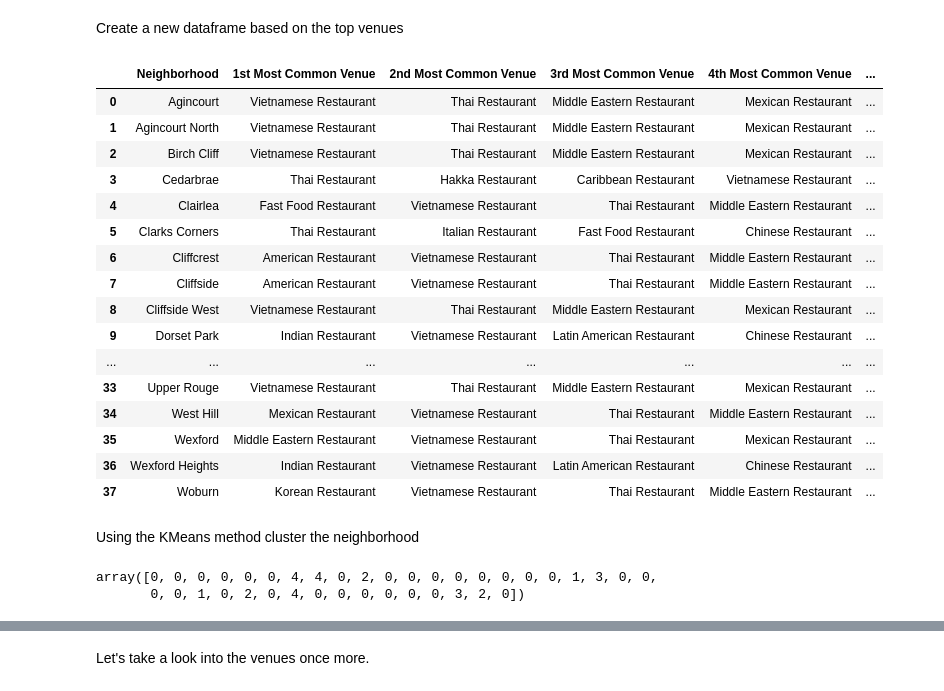
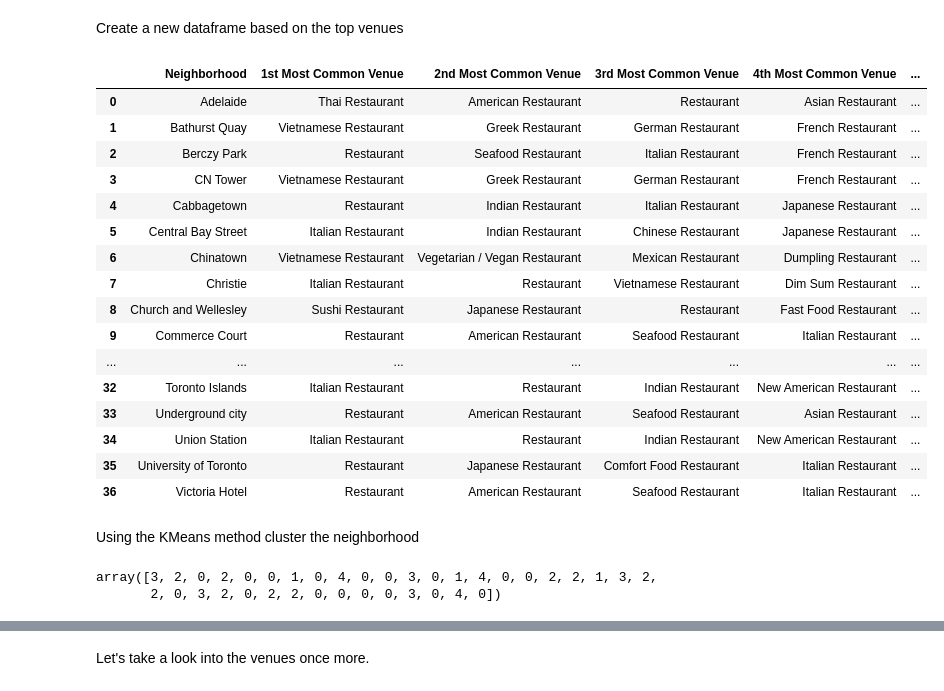
Before and after one commit to KrishnaChaitanya1/Coursera_Capstone, a Jupyter notebook: Final Capstone Project/Notebooks/Relations between food cuisines.ipynb, the cells around one changed output, grey strips where cells are left out. Saved outputs shown, nothing was run; the diff lists cells and outputs as text; code cells hidden in the pictures.

```diff
--- a/Final Capstone Project/Notebooks/Relations between food cuisines.ipynb
+++ b/Final Capstone Project/Notebooks/Relations between food cuisines.ipynb
@@ -349,3 +347,3 @@ scar_grouped.head()
 # %%
-scar_grouped_neighbor = scar_grouped['Neighborhood'] # Store the neighborhood column in a variable
+down_grouped_neighbor = down_grouped['Neighborhood'] # Store the neighborhood column in a variable
 # %% [markdown]
@@ -353,4 +351,4 @@ Store all the column names that end with *Restaurant*.
 # %%
-scar_grouped = scar_grouped.loc[:, scar_grouped.columns.str.endswith('Restaurant')]
-scar_grouped.head()
+down_grouped = down_grouped.loc[:, down_grouped.columns.str.endswith('Restaurant')]
+down_grouped.head()
 # %% [output]
@@ -363,5 +361,5 @@ scar_grouped.head()
 # %%
 # Add the neighborhood column
-scar_grouped['Neighborhood'] = scar_grouped_neighbor
-scar_grouped.head()
+down_grouped['Neighborhood'] = down_grouped_neighbor
+down_grouped.head()
 # %% [output]
@@ -374,7 +372,7 @@ scar_grouped.head()
 # %%
 # Rearrange the neighborhood column to first
-cols = list(scar_grouped)
+cols = list(down_grouped)
 cols.insert(0, cols.pop(cols.index('Neighborhood')))
-scar_grouped = scar_grouped.loc[:, cols]
-scar_grouped.head()
+down_grouped = down_grouped.loc[:, cols]
+down_grouped.head()
 # %% [output]
@@ -432,54 +430,54 @@ Create a new dataframe based on the top venues
 # %%
 num_top_venues = 10
 
 indicators = ['st', 'nd', 'rd']
 
 # create columns according to number of top venues
 columns = ['Neighborhood']
 for ind in np.arange(num_top_venues):
     try:
         columns.append('{}{} Most Common Venue'.format(ind+1, indicators[ind]))
     except:
         columns.append('{}th Most Common Venue'.format(ind+1))
 
 # create a new dataframe
-neighborhoods_venues_sorted_scar = pd.DataFrame(columns=columns)
-neighborhoods_venues_sorted_scar['Neighborhood'] = scar_grouped['Neighborhood']
+down_restaurants_sorted = pd.DataFrame(columns=columns)
+down_restaurants_sorted['Neighborhood'] = down_grouped['Neighborhood']
 
-for ind in np.arange(scar_grouped.shape[0]):
-    neighborhoods_venues_sorted_scar.iloc[ind, 1:] = return_most_common_venues(scar_grouped.iloc[ind, :], num_top_venues)
+for ind in np.arange(down_grouped.shape[0]):
+    down_restaurants_sorted.iloc[ind, 1:] = return_most_common_venues(down_grouped.iloc[ind, :], num_top_venues)
 
-neighborhoods_venues_sorted_scar
+down_restaurants_sorted
 # %% [output]
 |  | Neighborhood | 1st Most Common Venue | 2nd Most Common Venue | 3rd Most Common Venue | 4th Most Common Venue | ... |
-| 0 | Agincourt | Vietnamese Restaurant | Thai Restaurant | Middle Eastern Restaurant | Mexican Restaurant | ... |
-| 1 | Agincourt North | Vietnamese Restaurant | Thai Restaurant | Middle Eastern Restaurant | Mexican Restaurant | ... |
-| 2 | Birch Cliff | Vietnamese Restaurant | Thai Restaurant | Middle Eastern Restaurant | Mexican Restaurant | ... |
-| 3 | Cedarbrae | Thai Restaurant | Hakka Restaurant | Caribbean Restaurant | Vietnamese Restaurant | ... |
-| 4 | Clairlea | Fast Food Restaurant | Vietnamese Restaurant | Thai Restaurant | Middle Eastern Restaurant | ... |
-| 5 | Clarks Corners | Thai Restaurant | Italian Restaurant | Fast Food Restaurant | Chinese Restaurant | ... |
-| 6 | Cliffcrest | American Restaurant | Vietnamese Restaurant | Thai Restaurant | Middle Eastern Restaurant | ... |
-| 7 | Cliffside | American Restaurant | Vietnamese Restaurant | Thai Restaurant | Middle Eastern Restaurant | ... |
-| 8 | Cliffside West | Vietnamese Restaurant | Thai Restaurant | Middle Eastern Restaurant | Mexican Restaurant | ... |
-| 9 | Dorset Park | Indian Restaurant | Vietnamese Restaurant | Latin American Restaurant | Chinese Restaurant | ... |
+| 0 | Adelaide | Thai Restaurant | American Restaurant | Restaurant | Asian Restaurant | ... |
+| 1 | Bathurst Quay | Vietnamese Restaurant | Greek Restaurant | German Restaurant | French Restaurant | ... |
+| 2 | Berczy Park | Restaurant | Seafood Restaurant | Italian Restaurant | French Restaurant | ... |
+| 3 | CN Tower | Vietnamese Restaurant | Greek Restaurant | German Restaurant | French Restaurant | ... |
+| 4 | Cabbagetown | Restaurant | Indian Restaurant | Italian Restaurant | Japanese Restaurant | ... |
+| 5 | Central Bay Street | Italian Restaurant | Indian Restaurant | Chinese Restaurant | Japanese Restaurant | ... |
+| 6 | Chinatown | Vietnamese Restaurant | Vegetarian / Vegan Restaurant | Mexican Restaurant | Dumpling Restaurant | ... |
+| 7 | Christie | Italian Restaurant | Restaurant | Vietnamese Restaurant | Dim Sum Restaurant | ... |
+| 8 | Church and Wellesley | Sushi Restaurant | Japanese Restaurant | Restaurant | Fast Food Restaurant | ... |
+| 9 | Commerce Court | Restaurant | American Restaurant | Seafood Restaurant | Italian Restaurant | ... |
 | ... | ... | ... | ... | ... | ... | ... |
-| 33 | Upper Rouge | Vietnamese Restaurant | Thai Restaurant | Middle Eastern Restaurant | Mexican Restaurant | ... |
-| 34 | West Hill | Mexican Restaurant | Vietnamese Restaurant | Thai Restaurant | Middle Eastern Restaurant | ... |
-| 35 | Wexford | Middle Eastern Restaurant | Vietnamese Restaurant | Thai Restaurant | Mexican Restaurant | ... |
-| 36 | Wexford Heights | Indian Restaurant | Vietnamese Restaurant | Latin American Restaurant | Chinese Restaurant | ... |
-| 37 | Woburn | Korean Restaurant | Vietnamese Restaurant | Thai Restaurant | Middle Eastern Restaurant | ... |
+| 32 | Toronto Islands | Italian Restaurant | Restaurant | Indian Restaurant | New American Restaurant | ... |
+| 33 | Underground city | Restaurant | American Restaurant | Seafood Restaurant | Asian Restaurant | ... |
+| 34 | Union Station | Italian Restaurant | Restaurant | Indian Restaurant | New American Restaurant | ... |
+| 35 | University of Toronto | Restaurant | Japanese Restaurant | Comfort Food Restaurant | Italian Restaurant | ... |
+| 36 | Victoria Hotel | Restaurant | American Restaurant | Seafood Restaurant | Italian Restaurant | ... |
 # %% [markdown]
 Using the KMeans method cluster the neighborhood
 # %%
 kclusters = 5
 
-scar_grouped_clustering = scar_grouped.drop('Neighborhood', 1)
+down_grouped_clustering = down_grouped.drop('Neighborhood', 1)
 
-kmeans = KMeans(n_clusters=kclusters, random_state=0).fit(scar_grouped_clustering)
+kmeans = KMeans(n_clusters=kclusters, random_state=0).fit(down_grouped_clustering)
 
 # check cluster labels generated for each row in the dataframe
 kmeans.labels_
 # %% [output]
-array([0, 0, 0, 0, 0, 0, 4, 4, 0, 2, 0, 0, 0, 0, 0, 0, 0, 0, 1, 3, 0, 0,
-       0, 0, 1, 0, 2, 0, 4, 0, 0, 0, 0, 0, 0, 3, 2, 0])
+array([3, 2, 0, 2, 0, 0, 1, 0, 4, 0, 0, 3, 0, 1, 4, 0, 0, 2, 2, 1, 3, 2,
+       2, 0, 3, 2, 0, 2, 2, 0, 0, 0, 0, 3, 0, 4, 0])
 # %%
```
Also changed, not shown: parts of 81 cells of this notebook.
